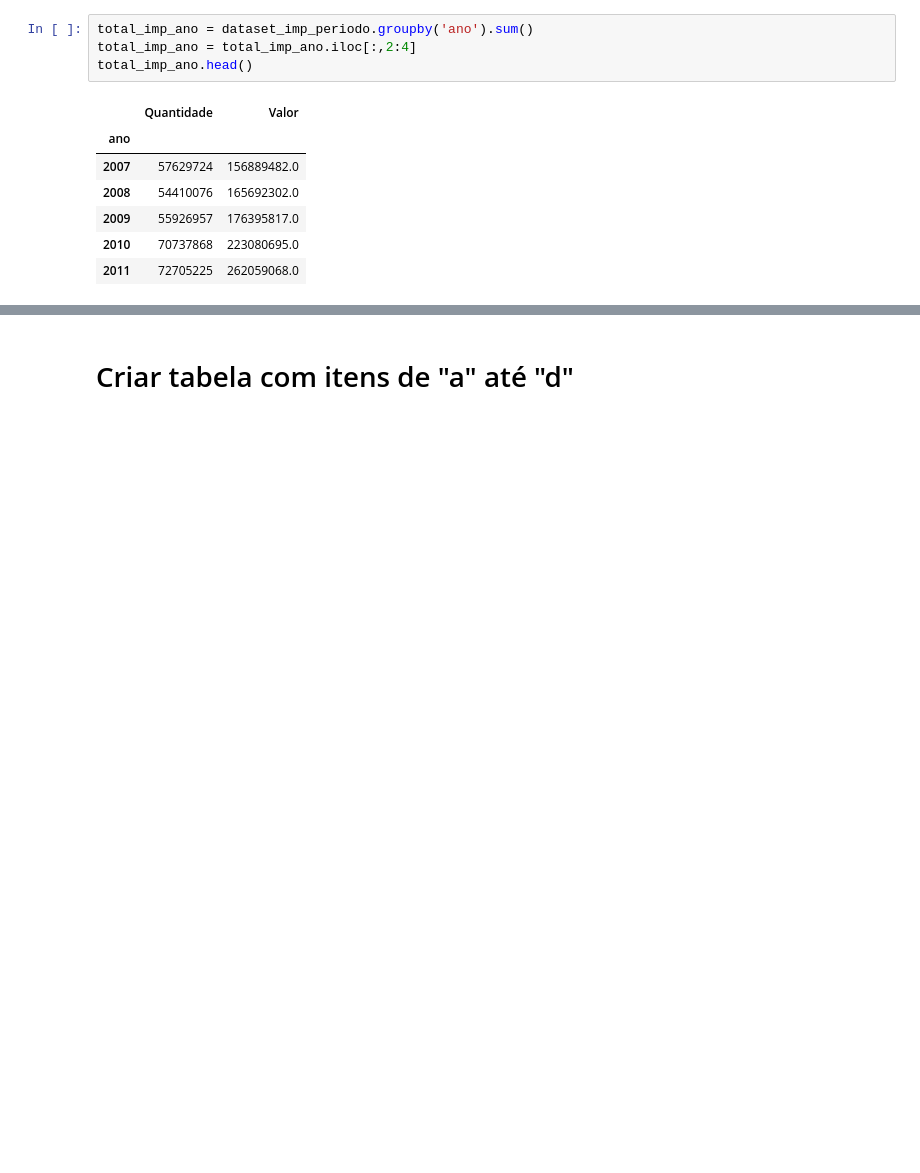
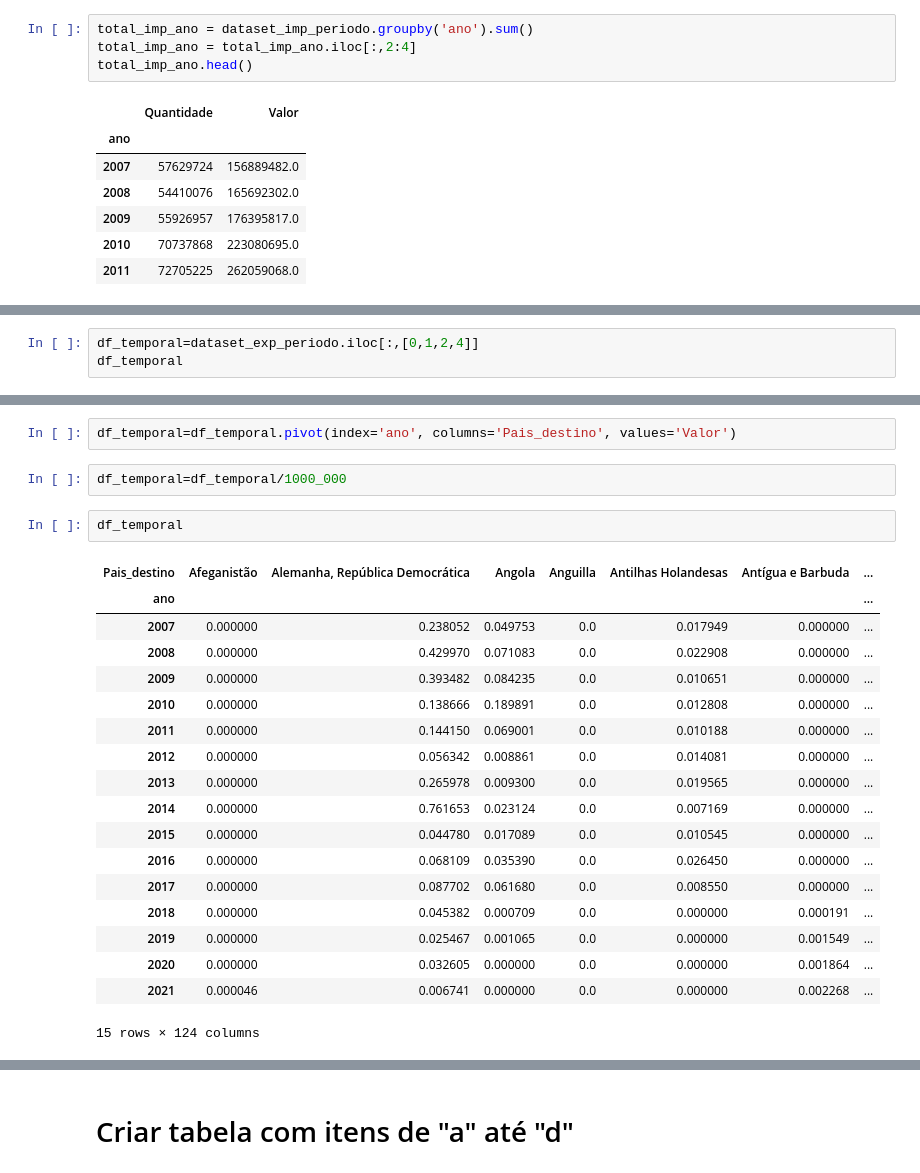
Before and after one commit to MCardosoDev/Tech_Challenge_Fase1, a Jupyter notebook: Tech_Challenge.ipynb, the cells around one changed output, grey strips where cells are left out. Drawn from its saved outputs; the diff is of its cells as text; blank space fills up the shorter version.

```diff
--- a/Tech_Challenge.ipynb
+++ b/Tech_Challenge.ipynb
@@ -382,0 +402,3 @@ total_imp_ano.head()
+# %%
+df_temporal=dataset_exp_periodo.iloc[:,[0,1,2,4]]
+df_temporal
@@ -382,0 +419,25 @@ total_imp_ano.head()
+# %%
+df_temporal=df_temporal.pivot(index='ano', columns='Pais_destino', values='Valor')
+# %%
+df_temporal=df_temporal/1000_000
+# %%
+df_temporal
+# %% [output]
+| Pais_destino | Afeganistão | Alemanha, República Democrática | Angola | Anguilla | Antilhas Holandesas | Antígua e Barbuda | ... |
+| ano |  |  |  |  |  |  | ... |
+| 2007 | 0.000000 | 0.238052 | 0.049753 | 0.0 | 0.017949 | 0.000000 | ... |
+| 2008 | 0.000000 | 0.429970 | 0.071083 | 0.0 | 0.022908 | 0.000000 | ... |
+| 2009 | 0.000000 | 0.393482 | 0.084235 | 0.0 | 0.010651 | 0.000000 | ... |
+| 2010 | 0.000000 | 0.138666 | 0.189891 | 0.0 | 0.012808 | 0.000000 | ... |
+| 2011 | 0.000000 | 0.144150 | 0.069001 | 0.0 | 0.010188 | 0.000000 | ... |
+| 2012 | 0.000000 | 0.056342 | 0.008861 | 0.0 | 0.014081 | 0.000000 | ... |
+| 2013 | 0.000000 | 0.265978 | 0.009300 | 0.0 | 0.019565 | 0.000000 | ... |
+| 2014 | 0.000000 | 0.761653 | 0.023124 | 0.0 | 0.007169 | 0.000000 | ... |
+| 2015 | 0.000000 | 0.044780 | 0.017089 | 0.0 | 0.010545 | 0.000000 | ... |
+| 2016 | 0.000000 | 0.068109 | 0.035390 | 0.0 | 0.026450 | 0.000000 | ... |
+| 2017 | 0.000000 | 0.087702 | 0.061680 | 0.0 | 0.008550 | 0.000000 | ... |
+| 2018 | 0.000000 | 0.045382 | 0.000709 | 0.0 | 0.000000 | 0.000191 | ... |
+| 2019 | 0.000000 | 0.025467 | 0.001065 | 0.0 | 0.000000 | 0.001549 | ... |
+| 2020 | 0.000000 | 0.032605 | 0.000000 | 0.0 | 0.000000 | 0.001864 | ... |
+| 2021 | 0.000046 | 0.006741 | 0.000000 | 0.0 | 0.000000 | 0.002268 | ... |
+15 rows × 124 columns
```
Also changed, not shown: parts of 33 cells of this notebook, 5 other files.
